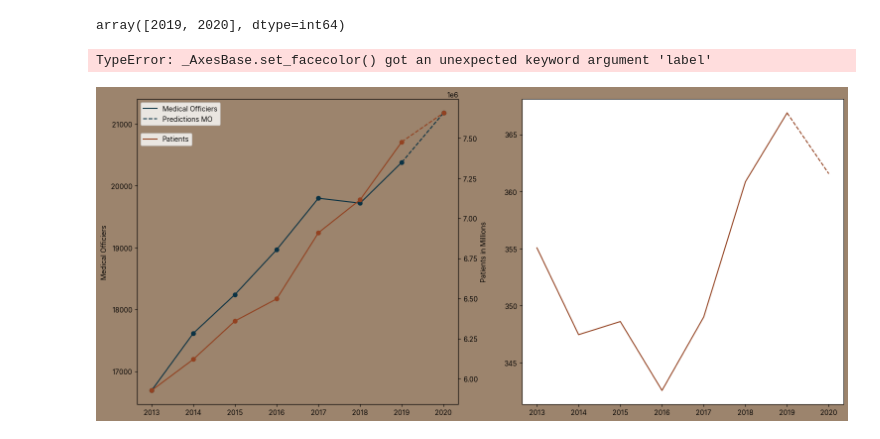
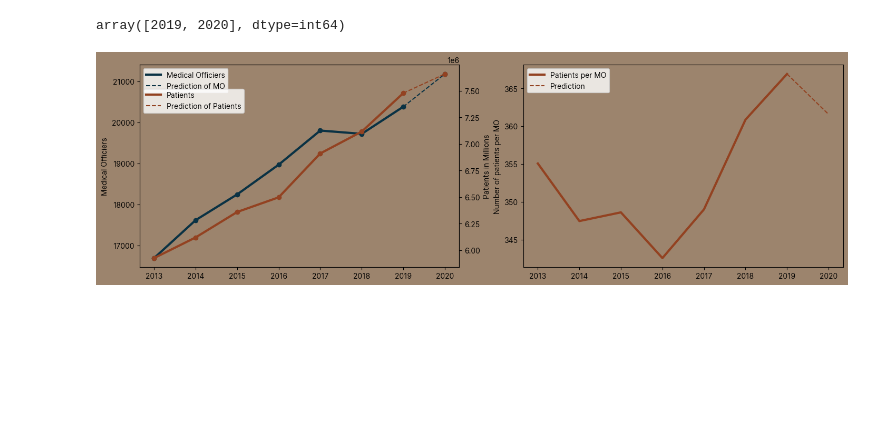
Before and after one commit to tdevinda/data-science-poster, a Jupyter notebook: notebooks/patient_vs_doctors.ipynb, the cells around one changed output. Drawn from its saved outputs; the diff is of its cells as text; code cells hidden in the pictures; blank space fills up the shorter version.

```diff
--- a/notebooks/patient_vs_doctors.ipynb
+++ b/notebooks/patient_vs_doctors.ipynb
@@ -87,39 +87,38 @@ array([2019, 2020], dtype=int64)
 # %%
 # plt.rcParams["font.family"] = "sans-serif"
 plt.rcParams['font.sans-serif'] = 'Inter'
-fig = plt.figure(figsize=(16,8))
+fig = plt.figure(figsize=(15,5))
 fig.set_facecolor((156/255, 132/255, 109/255))
 fig.tight_layout()
 fig.subplots_adjust(left=0.1, right=0.99)
 ax = fig.add_subplot(1,2,1)
 ay = fig.add_subplot(1,2,2)
 
-ax.plot(data['year'], data['total_mo'], color=(10/255, 50/255, 68/255), label='Medical Officiers')
+ax.plot(data['year'], data['total_mo'], color=(10/255, 50/255, 68/255), linewidth=3, label='Medical Officiers')
 ax.scatter(years_with_pred, mo_count_with_pred, color=(10/255, 50/255, 68/255))
 # trend line
-ax.plot(years_with_pred[-2:], mo_count_with_pred[-2:], '--', color=(10/255, 50/255, 68/255), label='Predictions MO')
+ax.plot(years_with_pred[-2:], mo_count_with_pred[-2:], '--', color=(10/255, 50/255, 68/255), label='Prediction of MO')
 ax.set_facecolor((156/255, 132/255, 109/255))
 ax.set_ylabel('Medical Officiers')
 
 ax2 = ax.twinx()
-ax2.plot(data['year'], data['total_patients'], color=(147/255, 66/255, 33/255), label='Patients')
+ax2.plot(data['year'], data['total_patients'], color=(147/255, 66/255, 33/255), linewidth=3, label='Patients')
 ax2.scatter(years_with_pred, patients_with_pred, color=(147/255, 66/255, 33/255))
 
 #trend
-ax2.plot(years_with_pred[-2:], patients_with_pred[-2:], '--', color=(147/255, 66/255, 33/255))
+ax2.plot(years_with_pred[-2:], patients_with_pred[-2:], '--', color=(147/255, 66/255, 33/255), label='Prediction of Patients')
 # ax.set_title("Number of patients and medical officers")
 ax.legend()
 ax2.legend(loc='upper left', bbox_to_anchor=(0., 0.9))
 ax2.set_ylabel("Patients in Millions")
 
 ## graph 2
-ay.plot(data['year'], data['patients_per_mo'], color=(147/255, 66/255, 33/255), label='Patients per MO')
-ay.plot(years_with_pred[-2:], np.append(data['patients_per_mo'], ratio_prediction)[-2:], '--', color=(147/255, 66/255, 33/255), label='Prediction Patient')
+ay.plot(data['year'], data['patients_per_mo'], color=(147/255, 66/255, 33/255), linewidth=3, label='Patients per MO')
+ay.plot(years_with_pred[-2:], np.append(data['patients_per_mo'], ratio_prediction)[-2:], '--', color=(147/255, 66/255, 33/255), label='Prediction')
 ay.set_facecolor((156/255, 132/255, 109/255))
 ay.legend()
 ay.set_ylabel('Number of patients per MO')
 # ay.set_title("Number of patients per medical officer")
 plt.show()
 # %% [output]
-TypeError: _AxesBase.set_facecolor() got an unexpected keyword argument 'label'
-[figure, old version]
+[figure, new version]
```
